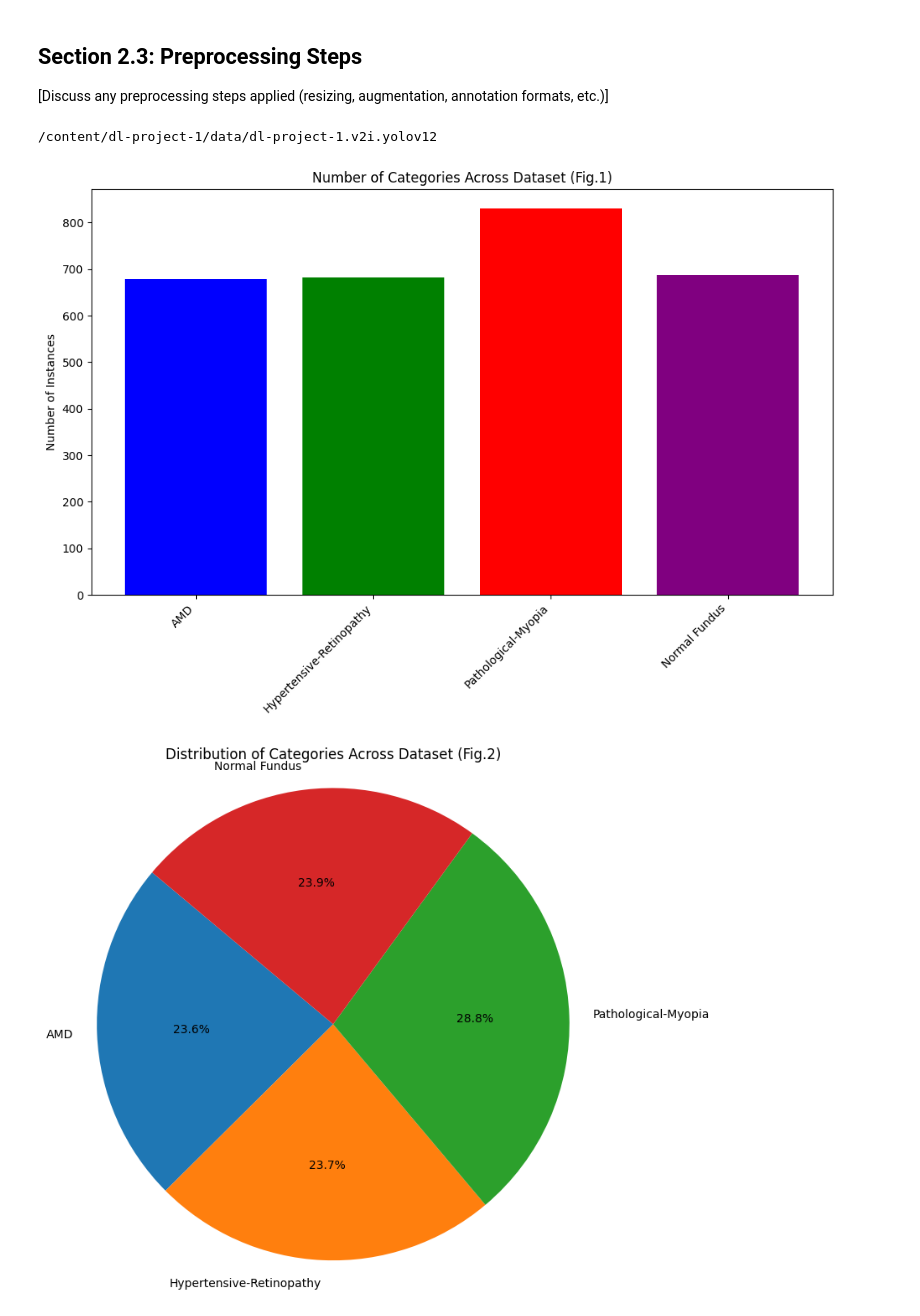
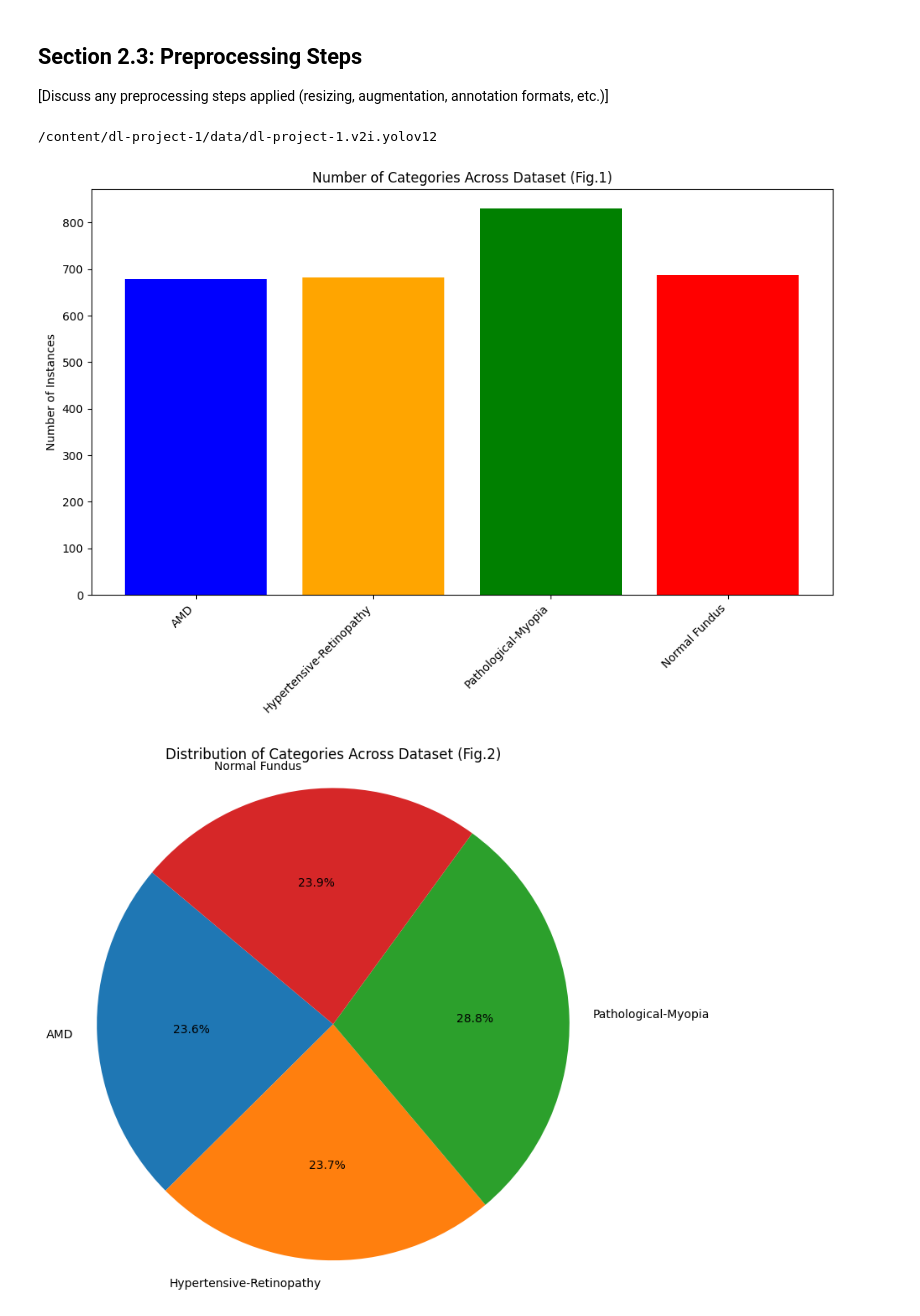
Before and after one commit to NeoRedcraft/dl-project-1, a Jupyter notebook: jupyter_notebook/Final.ipynb, the cells around one changed output. Drawn from its saved outputs; the diff is of its cells as text; code cells hidden in the pictures.

```diff
--- a/jupyter_notebook/Final.ipynb
+++ b/jupyter_notebook/Final.ipynb
@@ -194,35 +282,35 @@ all_class_names = [amd_keyword, hypertensive_keyword, myopia_keyword, normal_fun
 
 # Sum disease counts
 for class_name in [amd_keyword, hypertensive_keyword, myopia_keyword]:
     total_class_counts[class_name] = (
         train_disease_counts[class_name] +
         valid_disease_counts[class_name] +
         test_disease_counts[class_name]
     )
 
 # Sum Normal Fundus counts
 total_class_counts[normal_fundus_name] = (
     train_normal_fundus_count +
     valid_normal_fundus_count +
     test_normal_fundus_count
 )
 
 
 # Prepare data for the bar graph
 labels = list(total_class_counts.keys())
 counts = list(total_class_counts.values())
 
 # Create a bar graph
 plt.figure(figsize=(10, 7))
-plt.bar(labels, counts, color=['blue', 'green', 'red', 'purple'])
+plt.bar(labels, counts, color=['blue', 'orange', 'green', 'red'])
 plt.ylabel('Number of Instances')
 plt.title('Number of Categories Across Dataset (Fig.1)')
 plt.xticks(rotation=45, ha='right')
 plt.tight_layout()
 plt.show()
 # %% [output]
 /content/dl-project-1/data/dl-project-1.v2i.yolov12
-[figure, old version]
+[figure, new version]
 # %%
 # Prepare data for the pie chart
 pie_labels = list(total_class_counts.keys())
```
Also changed, not shown: parts of 4 cells of this notebook.
